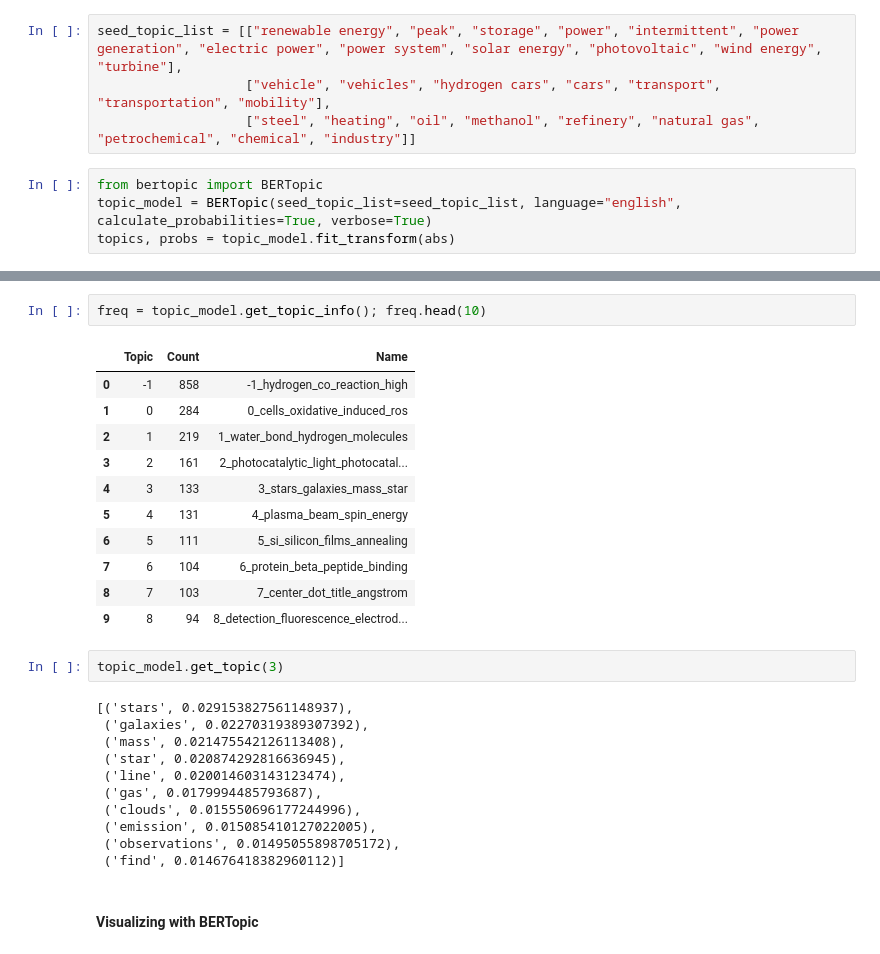
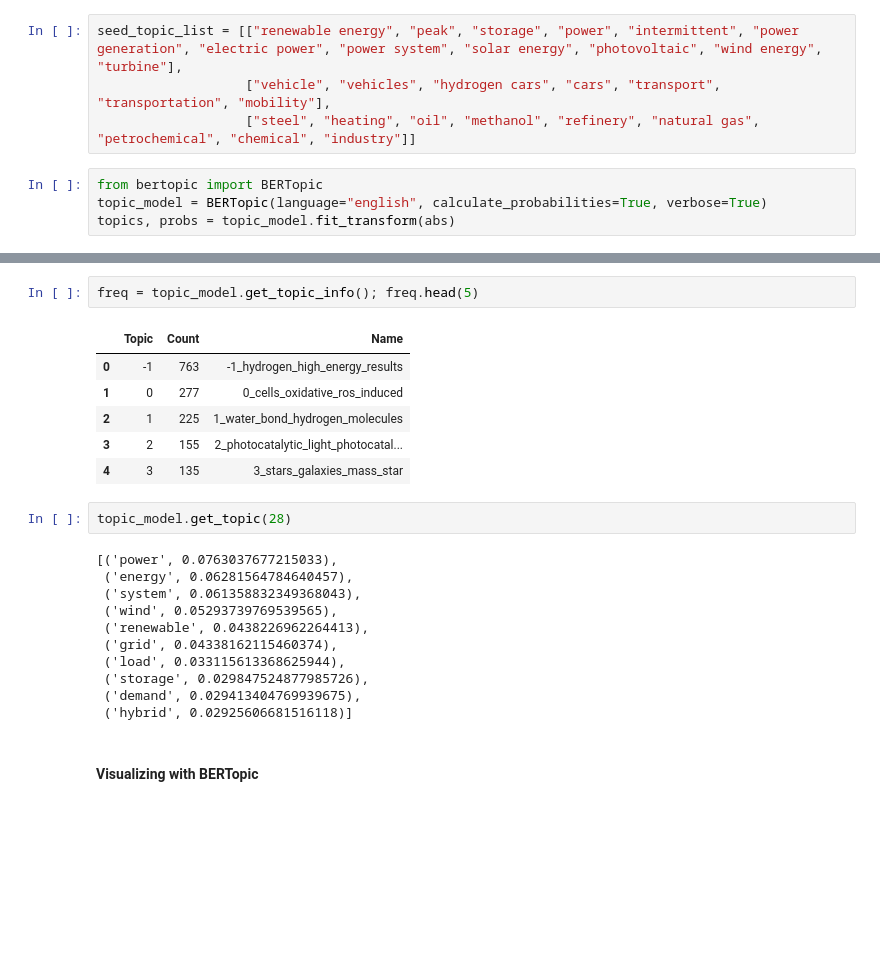
Before and after one commit to tristandewildt/ValueMonitor, a Jupyter notebook: Applying_Anchored_Corex.ipynb, the cells around one changed output, grey strips where cells are left out. Drawn from its saved outputs; the diff is of its cells as text; blank space fills up the shorter version.

Commit message:
Explored topics

```diff
--- a/Applying_Anchored_Corex.ipynb
+++ b/Applying_Anchored_Corex.ipynb
@@ -470,6 +472,6 @@ seed_topic_list = [["renewable energy", "peak", "storage", "power", "intermitten
                    ["steel", "heating", "oil", "methanol", "refinery", "natural gas", "petrochemical", "chemical", "industry"]]
 # %%
 from bertopic import BERTopic
-topic_model = BERTopic(seed_topic_list=seed_topic_list, language="english", calculate_probabilities=True, verbose=True)
+topic_model = BERTopic(language="english", calculate_probabilities=True, verbose=True)
 topics, probs = topic_model.fit_transform(abs)
 # %% [output]
@@ -479,30 +481,25 @@ topics, probs = topic_model.fit_transform(abs)
 # %%
-freq = topic_model.get_topic_info(); freq.head(10)
+freq = topic_model.get_topic_info(); freq.head(5)
 # %% [output]
 |  | Topic | Count | Name |
-| 0 | -1 | 858 | -1_hydrogen_co_reaction_high |
-| 1 | 0 | 284 | 0_cells_oxidative_induced_ros |
-| 2 | 1 | 219 | 1_water_bond_hydrogen_molecules |
-| 3 | 2 | 161 | 2_photocatalytic_light_photocatal... |
-| 4 | 3 | 133 | 3_stars_galaxies_mass_star |
-| 5 | 4 | 131 | 4_plasma_beam_spin_energy |
-| 6 | 5 | 111 | 5_si_silicon_films_annealing |
-| 7 | 6 | 104 | 6_protein_beta_peptide_binding |
-| 8 | 7 | 103 | 7_center_dot_title_angstrom |
-| 9 | 8 | 94 | 8_detection_fluorescence_electrod... |
+| 0 | -1 | 763 | -1_hydrogen_high_energy_results |
+| 1 | 0 | 277 | 0_cells_oxidative_ros_induced |
+| 2 | 1 | 225 | 1_water_bond_hydrogen_molecules |
+| 3 | 2 | 155 | 2_photocatalytic_light_photocatal... |
+| 4 | 3 | 135 | 3_stars_galaxies_mass_star |
 # %%
-topic_model.get_topic(3)
+topic_model.get_topic(28)
 # %% [output]
-[('stars', 0.029153827561148937),
- ('galaxies', 0.02270319389307392),
- ('mass', 0.021475542126113408),
- ('star', 0.020874292816636945),
- ('line', 0.020014603143123474),
- ('gas', 0.0179994485793687),
- ('clouds', 0.015550696177244996),
- ('emission', 0.015085410127022005),
- ('observations', 0.01495055898705172),
- ('find', 0.014676418382960112)]
+[('power', 0.0763037677215033),
+ ('energy', 0.06281564784640457),
+ ('system', 0.061358832349368043),
+ ('wind', 0.05293739769539565),
+ ('renewable', 0.0438226962264413),
+ ('grid', 0.04338162115460374),
+ ('load', 0.033115613368625944),
+ ('storage', 0.029847524877985726),
+ ('demand', 0.029413404769939675),
+ ('hybrid', 0.02925606681516118)]
 # %% [markdown]
 #### Visualizing with BERTopic
 # %%
```
Also changed, not shown: parts of 4 cells of this notebook.
